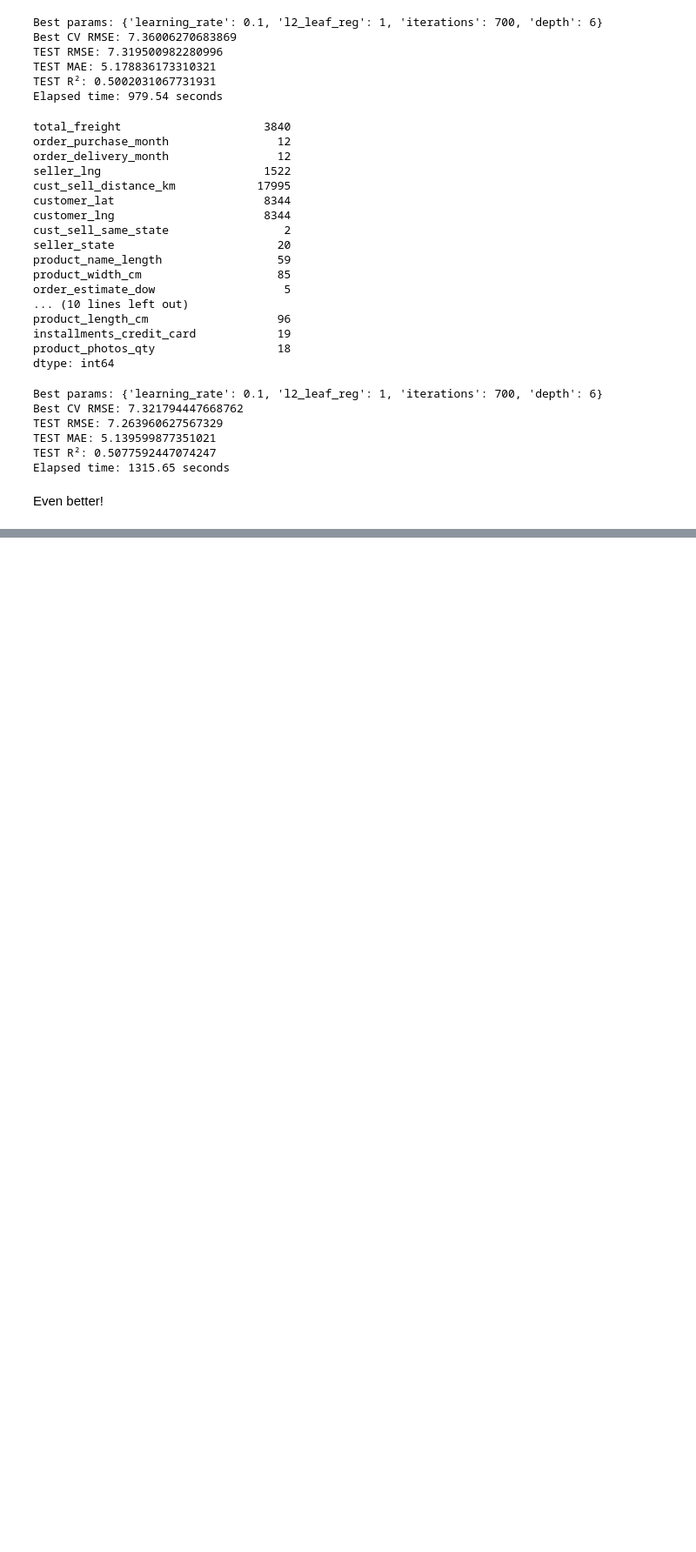
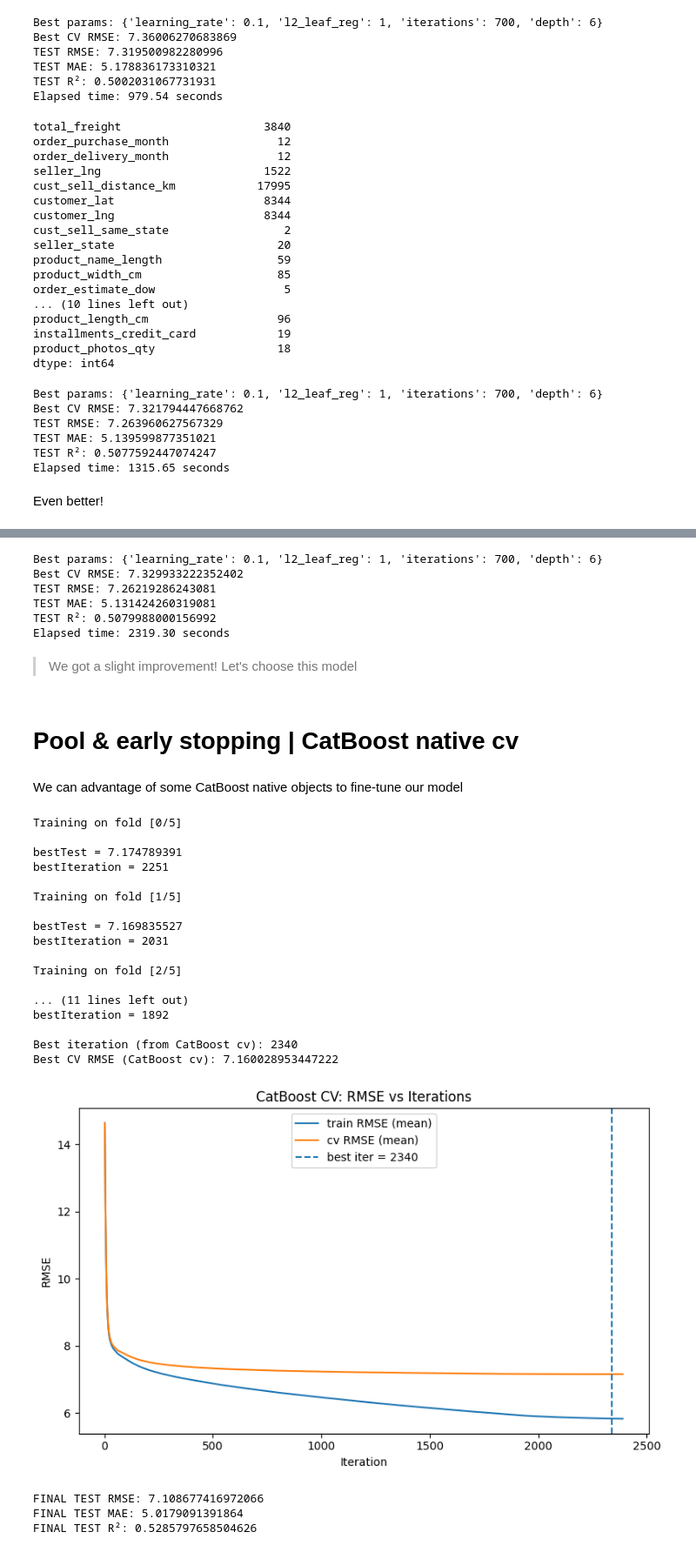
Before and after one commit to jakubpyszniak/ML_II_final_project, a Jupyter notebook: 5. Catboost.ipynb, the cells around one changed output, grey strips where cells are left out. Shown at 87% size. Cells and saved outputs as stored; diff of their text form; code cells hidden in the pictures; blank space fills up the shorter version.

```diff
--- a/5. Catboost.ipynb
+++ b/5. Catboost.ipynb
@@ -530,32 +548,53 @@ Review later
+# %%
+cat_features = ["order_purchase_month", "order_delivery_month", "seller_state", "order_estimate_dow",
+                "customer_state", "order_delivery_dow", "product_category_name_english", "order_purchase_dow"]
+# No new categorical features
+
+catboost30vars_RS = cv_my_random_catboost_fast(
+    X30_train, y_train, X30_test, y_test,
+    param_distributions = param_distributions,
+    n_iter=25,
+    cv=3,
+    random_state=42,
+    show_results=True,
+    cat_features=cat_features,
+    iterations_rs=700,     # cap training length during RS stage
+    thread_count=1          # prevents oversubscription when n_jobs=-1
+)
+# %% [output]
+Best params: {'learning_rate': 0.1, 'l2_leaf_reg': 1, 'iterations': 700, 'depth': 6}
+Best CV RMSE: 7.329933222352402
+TEST RMSE: 7.26219286243081
+TEST MAE: 5.131424260319081
+TEST R²: 0.5079988000156992
+Elapsed time: 2319.30 seconds
+# %% [markdown]
+> We got a slight improvement! Let's choose this model
+# %% [markdown]
+# Pool & early stopping | CatBoost native cv
+# %% [markdown]
+We can advantage of some CatBoost native objects to fine-tune our model
 # %%
-
 # ============================================================
 # 0) Set your objects / data
-#    - Replace these with your actual variables
 # ============================================================
-# X_train, y_train, X_test, y_test = ...
-# cb_rs = <your randomized search result dict> (like lgbm10vars_RS / xgb25_top9vars_RS)
 
+cb_rs = catboost30vars_RS
 
 # ============================================================
 # 1) Identify categorical features and build Pools
-#    - If X_train is pandas: pass column names
-#    - If numpy: pass column indices
 # ============================================================
-if hasattr(X_train, "select_dtypes"):
-    cat_features = list(X_train.select_dtypes(include=["category", "object"]).columns)
-else:
-    # If numpy, set indices manually, e.g. cat_features = [0, 3, 7]
-    cat_features = None
 
-train_pool = Pool(X_train, label=np.asarray(y_train).ravel(), cat_features=cat_features)
-test_pool  = Pool(X_test,  label=np.asarray(y_test).ravel(),  cat_features=cat_features)
+cat_features = ["order_purchase_month", "order_delivery_month", "seller_state", "order_estimate_dow",
+                "customer_state", "order_delivery_dow", "product_category_name_english", "order_purchase_dow"]
+
+train_pool = Pool(X30_train, label=np.asarray(y_train).ravel(), cat_features=cat_features)
+test_pool  = Pool(X30_test,  label=np.asarray(y_test).ravel(),  cat_features=cat_features)
 
 
 # ============================================================
 # 2) Pull best hyperparams from RandomizedSearchCV and adapt for native CV
 #    - In CatBoost, "iterations" is what we'll tune via cv (like boosting rounds)
-#    - So remove "iterations" if it exists in best params, and set a high upper bound in cv
 # ============================================================
 best_params = cb_rs["search"].best_params_   # <-- change cb_rs to your CatBoost random-search result dict
 
@@ -614,30 +653,52 @@ plt.axvline(best_iter, linestyle="--", label=f"best iter = {best_iter}")
 plt.xlabel("Iteration")
 plt.ylabel("RMSE")
 plt.title("CatBoost CV: RMSE vs Iterations")
 plt.legend()
 plt.tight_layout()
 plt.show()
 
 
 # ============================================================
 # 5) Refit final CatBoost model on FULL training set using best_iter
 # ============================================================
 final_params = dict(params)
 final_params["iterations"] = best_iter
 final_params["verbose"] = False
 
 final_cb = CatBoostRegressor(**final_params)
 final_cb.fit(train_pool)
 
 # ============================================================
 # 6) Evaluate on test set (unseen)
 # ============================================================
 y_pred = final_cb.predict(test_pool)
 
 rmse_test = float(np.sqrt(mean_squared_error(y_test, y_pred)))
 mae_test  = float(mean_absolute_error(y_test, y_pred))
 r2_test   = float(r2_score(y_test, y_pred))
 
 print("FINAL TEST RMSE:", rmse_test)
 print("FINAL TEST MAE:", mae_test)
 print("FINAL TEST R²:", r2_test)
+# %% [output]
+Training on fold [0/5]
+
+bestTest = 7.174789391
+bestIteration = 2251
+
+Training on fold [1/5]
+
+bestTest = 7.169835527
+bestIteration = 2031
+
+Training on fold [2/5]
+
+... (11 lines left out)
+bestIteration = 1892
+
+Best iteration (from CatBoost cv): 2340
+Best CV RMSE (CatBoost cv): 7.160028953447222
+[figure, added]
+FINAL TEST RMSE: 7.108677416972066
+FINAL TEST MAE: 5.0179091391864
+FINAL TEST R²: 0.5285797658504626
```
Also changed, not shown: parts of 7 cells of this notebook, 48 other files.
